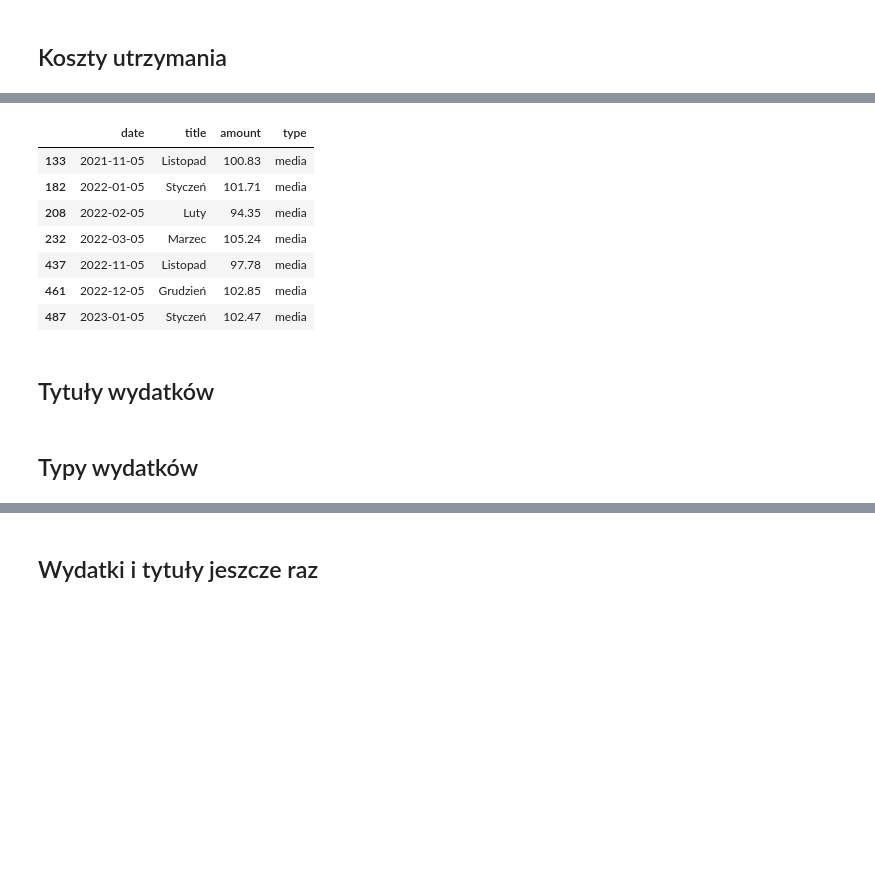
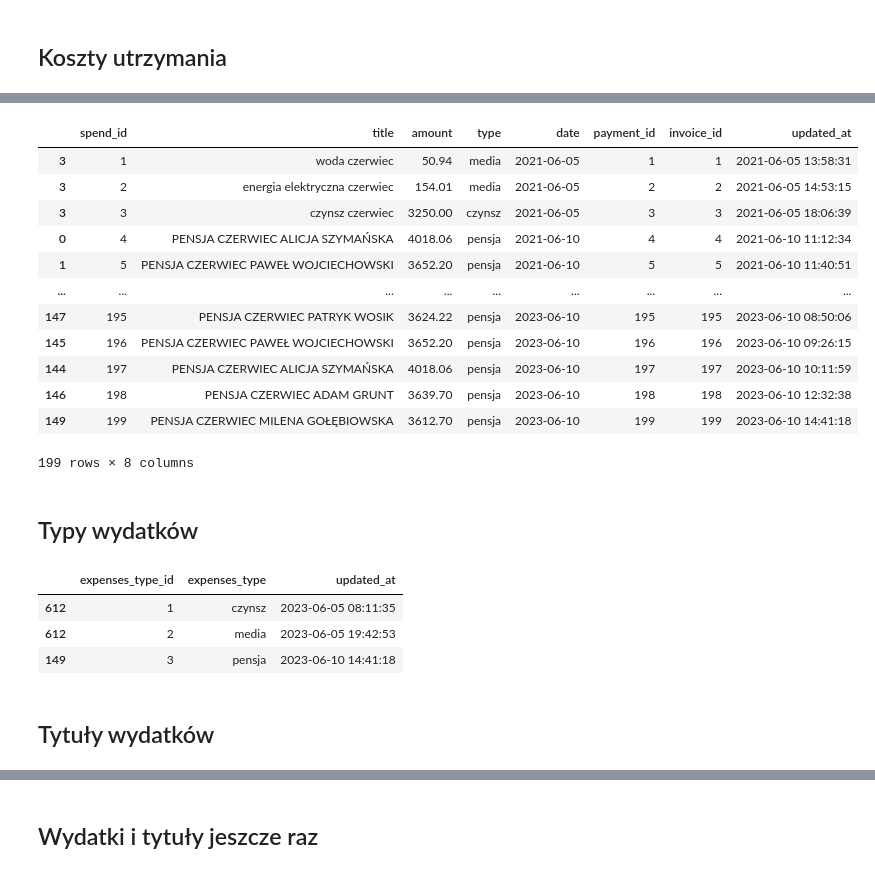
Before and after one commit to o-Mateo-o/geeks-and-dragons-db, a Jupyter notebook: notebooks/attempts/gen.ipynb, the cells around one changed output, grey strips where cells are left out. Drawn from its saved outputs; the diff is of its cells as text; code cells hidden in the pictures; blank space fills up the shorter version.

```diff
--- a/notebooks/attempts/gen.ipynb
+++ b/notebooks/attempts/gen.ipynb
@@ -504,29 +350,7 @@ water_generator()
-# %%
-def heat_generator():
-    dates = []
-    date_df = prompt_dates.loc[prompt_dates['Data'].dt.day == 5, 'Data']
-    for j in range(2021,2024):
-        for i in range(4,11):
-            day = datetime.datetime(j,i,5)
-            dates.append(day.strftime("%Y-%m-%d"))
-    for i in dates:
-        date_df = date_df.drop(date_df[date_df == i].index)
-    title = date_df.dt.month_name(locale='pl_PL')
-    df = pd.DataFrame({
-        'date': date_df,
-        'title': title,
-        'amount': [round(norm.rvs(100,4),2) for i in range(date_df.shape[0])],
-        'type': np.full((1, date_df.shape[0]), 'media')[0]
-    })
-    return df
-# %%
-heat_generator()
-# %% [output]
-|  | date | title | amount | type |
-| 133 | 2021-11-05 | Listopad | 100.83 | media |
-| 182 | 2022-01-05 | Styczeń | 101.71 | media |
-| 208 | 2022-02-05 | Luty | 94.35 | media |
-| 232 | 2022-03-05 | Marzec | 105.24 | media |
-| 437 | 2022-11-05 | Listopad | 97.78 | media |
-| 461 | 2022-12-05 | Grudzień | 102.85 | media |
-| 487 | 2023-01-05 | Styczeń | 102.47 | media |
+# %%
+def expenses_dates_generator(day=5):
+    base = pd.DataFrame(prompt_dates.loc[(prompt_dates['Data'].dt.day == day) | (prompt_dates['Data'].dt.day == day+1), 'Data'])
+    base['flag'] = base['Data'].dt.to_period('M')
+    base.drop_duplicates(['flag'], keep='first', inplace=True)
+    base = base.reset_index()
+    return base['Data']
@@ -532,0 +449,19 @@ heat_generator()
+# %%
+maintenance_expenses = maintenance_expenses_df_generator()
+maintenance_expenses
+# %% [output]
+|  | spend_id | title | amount | type | date | payment_id | invoice_id | updated_at |
+| 3 | 1 | woda czerwiec | 50.94 | media | 2021-06-05 | 1 | 1 | 2021-06-05 13:58:31 |
+| 3 | 2 | energia elektryczna czerwiec | 154.01 | media | 2021-06-05 | 2 | 2 | 2021-06-05 14:53:15 |
+| 3 | 3 | czynsz czerwiec | 3250.00 | czynsz | 2021-06-05 | 3 | 3 | 2021-06-05 18:06:39 |
+| 0 | 4 | PENSJA CZERWIEC ALICJA SZYMAŃSKA | 4018.06 | pensja | 2021-06-10 | 4 | 4 | 2021-06-10 11:12:34 |
+| 1 | 5 | PENSJA CZERWIEC PAWEŁ WOJCIECHOWSKI | 3652.20 | pensja | 2021-06-10 | 5 | 5 | 2021-06-10 11:40:51 |
+| ... | ... | ... | ... | ... | ... | ... | ... | ... |
+| 147 | 195 | PENSJA CZERWIEC PATRYK WOSIK | 3624.22 | pensja | 2023-06-10 | 195 | 195 | 2023-06-10 08:50:06 |
+| 145 | 196 | PENSJA CZERWIEC PAWEŁ WOJCIECHOWSKI | 3652.20 | pensja | 2023-06-10 | 196 | 196 | 2023-06-10 09:26:15 |
+| 144 | 197 | PENSJA CZERWIEC ALICJA SZYMAŃSKA | 4018.06 | pensja | 2023-06-10 | 197 | 197 | 2023-06-10 10:11:59 |
+| 146 | 198 | PENSJA CZERWIEC ADAM GRUNT | 3639.70 | pensja | 2023-06-10 | 198 | 198 | 2023-06-10 12:32:38 |
+| 149 | 199 | PENSJA CZERWIEC MILENA GOŁĘBIOWSKA | 3612.70 | pensja | 2023-06-10 | 199 | 199 | 2023-06-10 14:41:18 |
+199 rows × 8 columns
+# %% [markdown]
+## Typy wydatków
@@ -533,4 +479,10 @@ heat_generator()
+# %%
+expense_types = expense_types_df_generator(maintenance_expenses)
+expense_types
+# %% [output]
+|  | expenses_type_id | expenses_type | updated_at |
+| 612 | 1 | czynsz | 2023-06-05 08:11:35 |
+| 612 | 2 | media | 2023-06-05 19:42:53 |
+| 149 | 3 | pensja | 2023-06-10 14:41:18 |
 # %% [markdown]
 ## Tytuły wydatków
-# %% [markdown]
-## Typy wydatków
```
Also changed, not shown: parts of 22 cells of this notebook.
